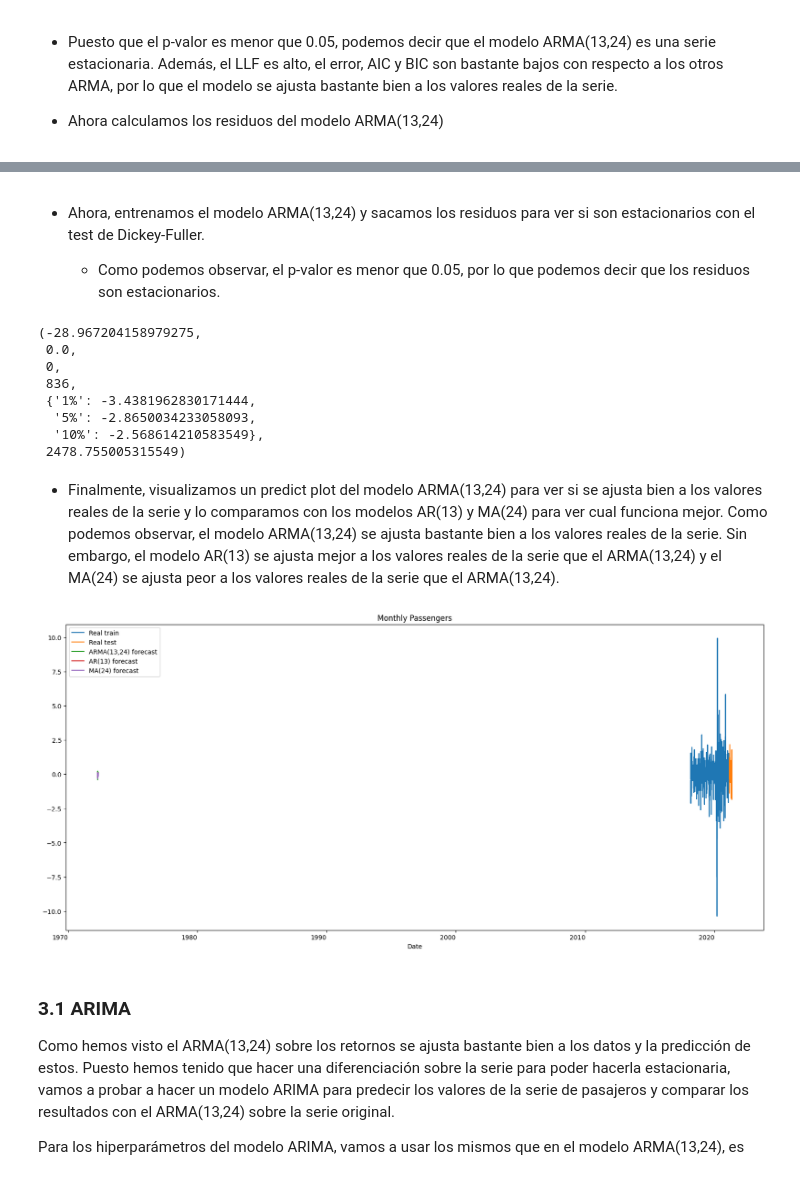
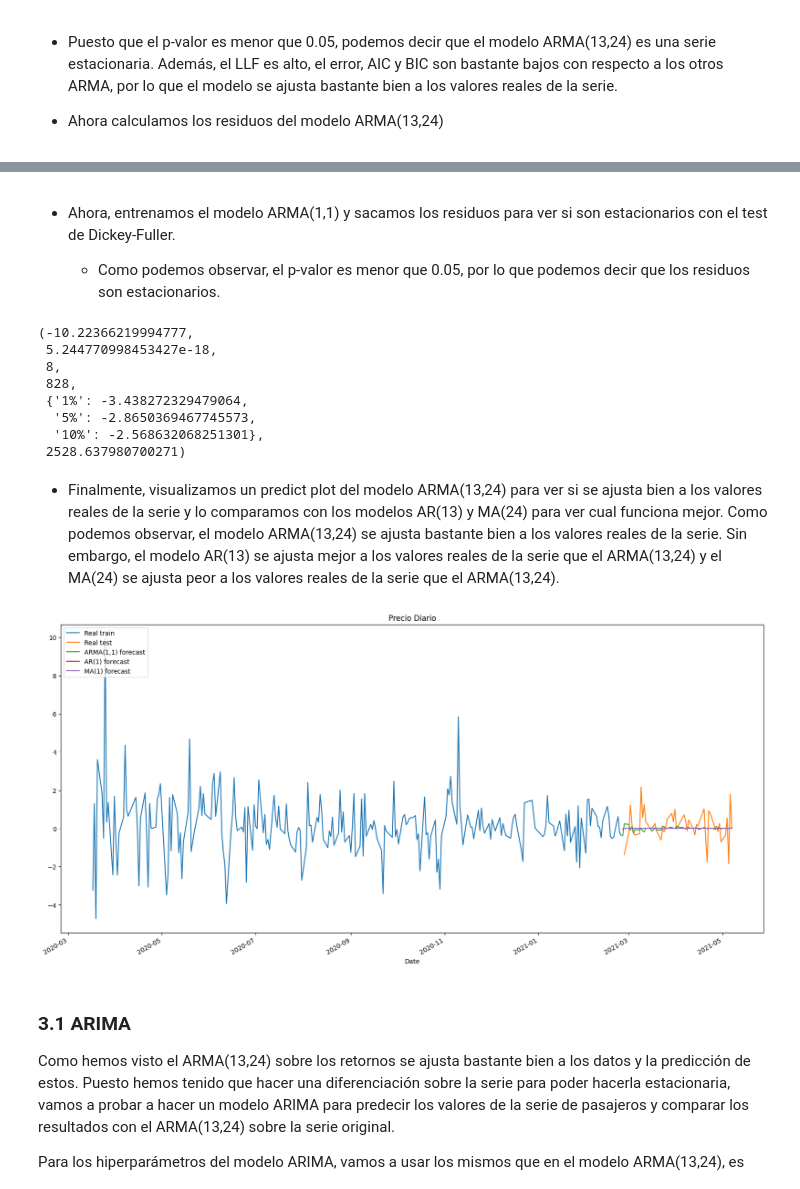
Before and after one commit to AlejandroPqLz/StockPrediction, a Jupyter notebook: DCDC_PrácticaFinal_Predicción de Stock.ipynb, the cells around one changed output, grey strips where cells are left out. Cells and saved outputs as stored; diff of their text form; code cells hidden in the pictures.

```diff
--- a/DCDC_PrácticaFinal_Predicción de Stock.ipynb
+++ b/DCDC_PrácticaFinal_Predicción de Stock.ipynb
@@ -470,19 +440,20 @@ plt.show()
 # %%
-# AR(13)
+# AR(1) aunque 2 tmb estaba bien
 # =====================================================================
 
 # Plot adjusts
 fig, ax = plt.subplots()
-ax = wd_train.Returns[1:].plot(ax=ax,figsize=(20,10), title = "Monthly Passengers", label='Real train')
-ax = wd_test.Returns[1:].plot(ax=ax,figsize=(20,10), title = "Monthly Passengers", label='Real test')
+ax = wd_train.Returns[1:].plot(ax=ax,figsize=(20,10), title = "Precio Diario", label='Real train')
+ax = wd_test.Returns[1:].plot(ax=ax,figsize=(20,10), title = "Precio Diario", label='Real test')
 
 # AR(13)
-model_ar = ARIMA(wd_train.Returns[1:], order=(13,0,0)) # elegimos el modelo con menor LLF, AIC, BIC y error, en este caso AR(13)
+model_ar = ARIMA(wd_train.Returns[1:], order=(1,0,0)) # elegimos el modelo con menor LLF, AIC, BIC y error, en este caso AR(13)
 results_ar = model_ar.fit()
-results_arfore = results_ar.forecast(steps=20)
+results_arfore = results_ar.forecast(steps=50)
+results_arfore.index=wd_test.Returns.index
 
 # Plot
-ax = results_arfore.plot(ax=ax, label='AR(13) forecast')
+ax = results_arfore.plot(ax=ax, label='AR(1) forecast')
 plot_predict(results_ar, dynamic=False,ax=ax)
 plt.legend(loc="upper left")
 plt.show()
@@ -597,15 +569,16 @@ plt.show()
 
 # Plot adjusts
 fig, ax = plt.subplots()
-ax = wd_train.Returns[1:].plot(ax=ax,figsize=(20,10), title = "Monthly Passengers", label='Real train')
-ax = wd_test.Returns[1:].plot(ax=ax,figsize=(20,10), title = "Monthly Passengers", label='Real test')
+ax = wd_train.Returns[1:].plot(ax=ax,figsize=(20,10), title = "Precio Diario", label='Real train')
+ax = wd_test.Returns[1:].plot(ax=ax,figsize=(20,10), title = "Precio Diario", label='Real test')
 
-model_ma = ARIMA(wd_train.Returns[1:], order=(0,0,24)) # elegimos el modelo con menor LLF, AIC, BIC y error, en este caso MA(22)
+model_ma = ARIMA(wd_train.Returns[1:], order=(0,0,1)) # elegimos el modelo con menor LLF, AIC, BIC y error, en este caso MA(22)
 results_ma = model_ma.fit()
-results_mafore = results_ma.forecast(steps=20)
+results_mafore = results_ma.forecast(steps=50)
+results_mafore.index=wd_test.Returns.index
 
 # Plot
-ax = results_mafore.plot(ax=ax,label='MA(24) forecast')
+ax = results_mafore.plot(ax=ax,label='MA(1) forecast')
 plot_predict(results_ma, dynamic=False,ax=ax)
 plt.legend(loc="upper left")
 plt.show()
@@ -658,40 +631,41 @@ plt.show()
 # %% [markdown]
-- Ahora, entrenamos el modelo ARMA(13,24) y sacamos los residuos para ver si son estacionarios con el test de Dickey-Fuller.
+- Ahora, entrenamos el modelo ARMA(1,1) y sacamos los residuos para ver si son estacionarios con el test de Dickey-Fuller.
 
   - Como podemos observar, el p-valor es menor que 0.05, por lo que podemos decir que los residuos son estacionarios.
 # %%
-model_arma_13_24 = ARIMA(wd_train.Returns[1:], order=(13,0,24))
-results_arma_13_24 = model_arma_13_24.fit()
-sts.adfuller(results_arma_13_24.resid)
+model_arma_1_1 = ARIMA(wd_train.Returns[1:], order=(1,0,1))
+results_arma_1_1 = model_arma_1_1.fit()
+sts.adfuller(results_arma_1_1.resid)
 # %% [output]
-(-28.967204158979275,
- 0.0,
- 0,
- 836,
- {'1%': -3.4381962830171444,
-  '5%': -2.8650034233058093,
-  '10%': -2.568614210583549},
- 2478.755005315549)
+(-10.22366219994777,
+ 5.244770998453427e-18,
+ 8,
+ 828,
+ {'1%': -3.438272329479064,
+  '5%': -2.8650369467745573,
+  '10%': -2.568632068251301},
+ 2528.637980700271)
 # %% [markdown]
 - Finalmente, visualizamos un predict plot del modelo ARMA(13,24) para ver si se ajusta bien a los valores reales de la serie y lo comparamos con los modelos AR(13) y MA(24) para ver cual funciona mejor. Como podemos observar, el modelo ARMA(13,24) se ajusta bastante bien a los valores reales de la serie. Sin embargo, el modelo AR(13) se ajusta mejor a los valores reales de la serie que el ARMA(13,24) y el MA(24) se ajusta peor a los valores reales de la serie que el ARMA(13,24).
 # %%
 fig, ax = plt.subplots()
-ax = wd_train.Returns[90:].plot(ax=ax,figsize=(20,10), title = "Monthly Passengers", label='Real train')
-ax = wd_test.Returns[1:].plot(ax=ax,figsize=(20,10), title = "Monthly Passengers", label='Real test')
+ax = wd_train.Returns[600:].plot(ax=ax,figsize=(20,10), title = "Precio Diario", label='Real train')
+ax = wd_test.Returns[1:].plot(ax=ax,figsize=(20,10), title = "Precio Diario", label='Real test')
 
 model_arma = ARIMA(wd_train.Returns[1:], order=(13,0,24))
 results_arma = model_arma.fit()
-results_armafore = results_arma.forecast(steps=20)
+results_armafore = results_arma.forecast(steps=50)
+results_armafore.index=wd_test.Returns.index
 
-ax = results_armafore.plot(ax=ax,label='ARMA(13,24) forecast')
-ax = results_arfore.plot(ax=ax, label='AR(13) forecast')
-ax = results_mafore.plot(ax=ax,label='MA(24) forecast')
+ax = results_armafore.plot(ax=ax,label='ARMA(1,1) forecast')
+ax = results_arfore.plot(ax=ax, label='AR(1) forecast')
+ax = results_mafore.plot(ax=ax,label='MA(1) forecast')
 
 #plot_predict(results_ma, dynamic=False,ax=ax)
 plt.legend(loc="upper left")
 plt.show()
 # %% [output]
-[figure, old version]
+[figure, new version]
 # %% [markdown]
 ### 3.1 ARIMA
 
```
Also changed, not shown: parts of 17 cells of this notebook.
